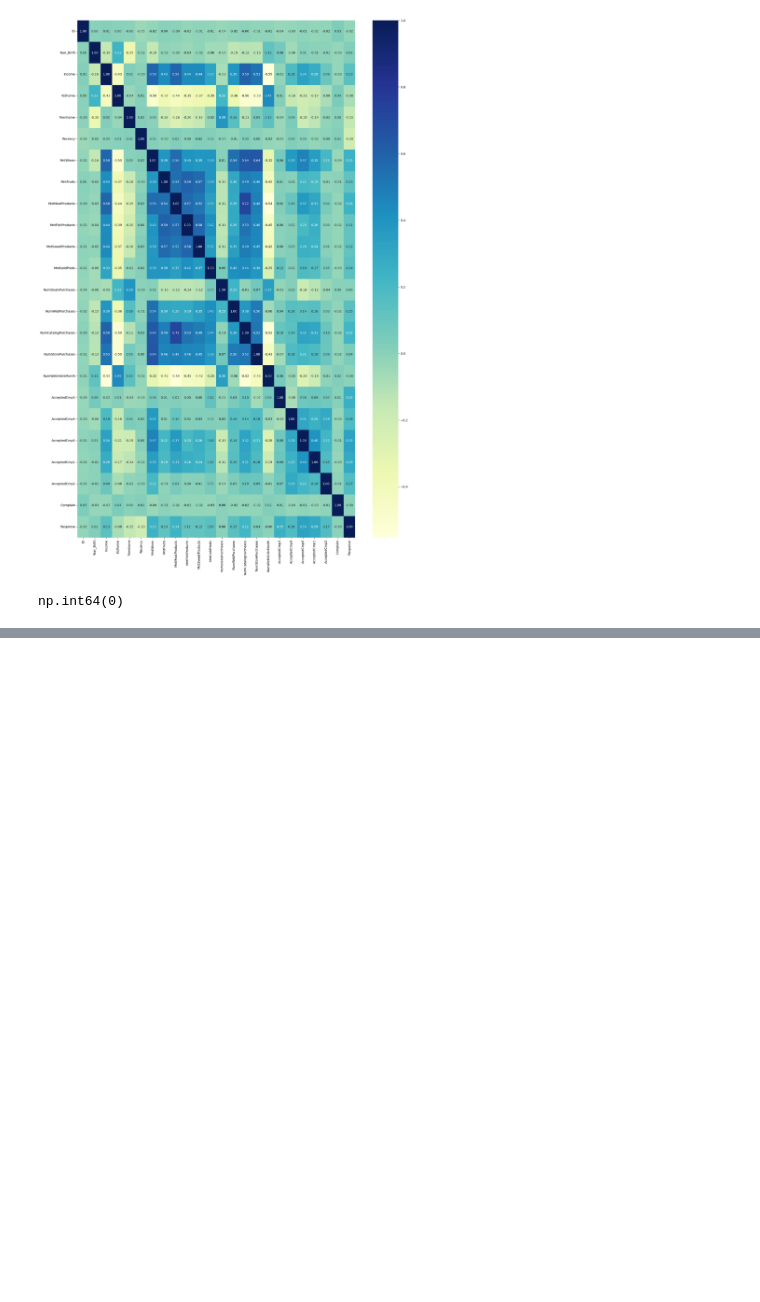
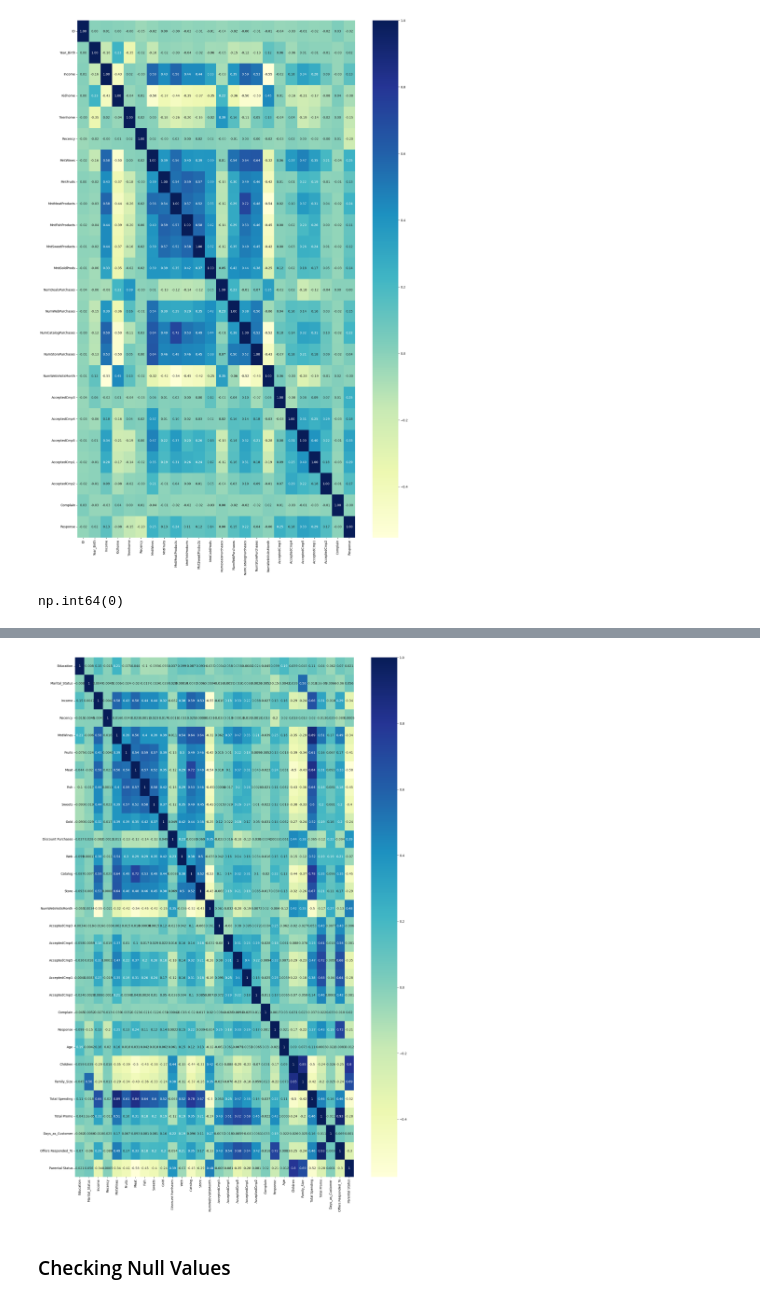
Before and after one commit to manmit-s/customer_personality_segmentation, a Jupyter notebook: notebooks/eda.ipynb, the cells around one changed output, grey strips where cells are left out. Cells and saved outputs as stored; diff of their text form; code cells hidden in the pictures; blank space fills up the shorter version.

Commit message:
feature engineering and visualization completed

```diff
--- a/notebooks/eda.ipynb
+++ b/notebooks/eda.ipynb
@@ -268,0 +329,8 @@ np.int64(0)
+# %%
+columns = df.columns.drop('ID')
+
+numeric_features = df[columns].select_dtypes(include = 'number').columns.to_list()
+
+continuous_features = [col for col in numeric_features if df[col].nunique() >= 10]
+
+print(f"Names of Continuous Features: {continuous_features}")
@@ -268,0 +377,10 @@ np.int64(0)
+# %%
+plt.figure(figsize = (20,30))
+num_features = numeric_features.copy()
+
+sns.heatmap(df[num_features].corr(), annot=True, cmap="YlGnBu")
+plt.show()
+# %% [output]
+[figure, added]
+# %% [markdown]
+### Checking Null Values
```
Also changed, not shown: parts of 22 cells of this notebook.
